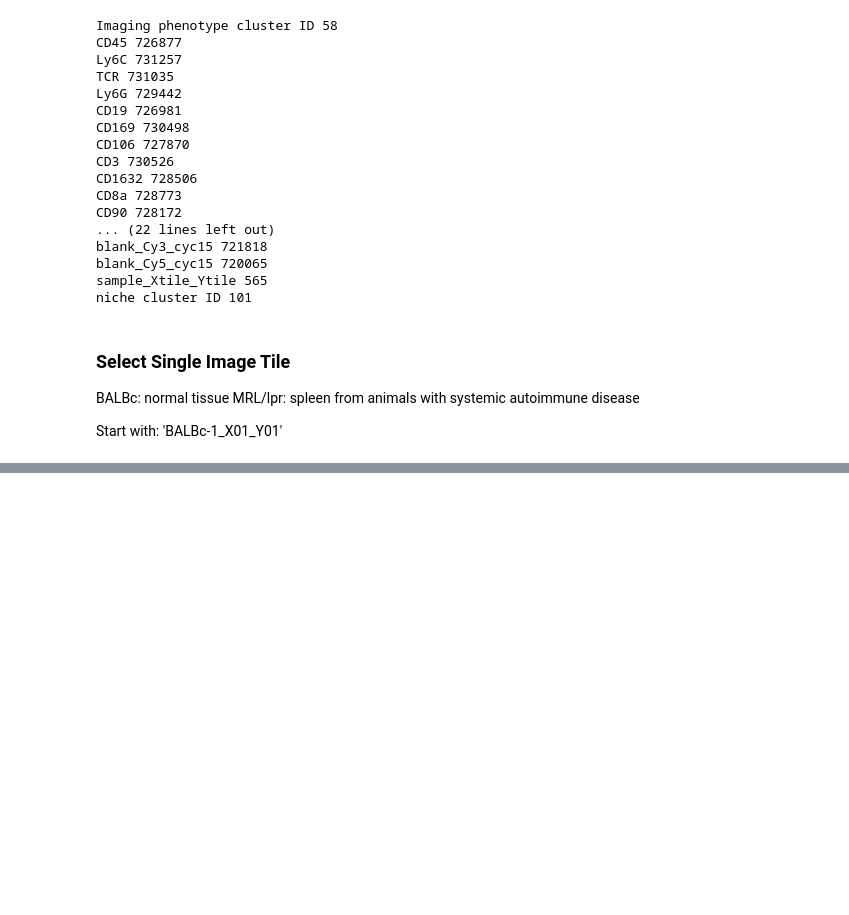
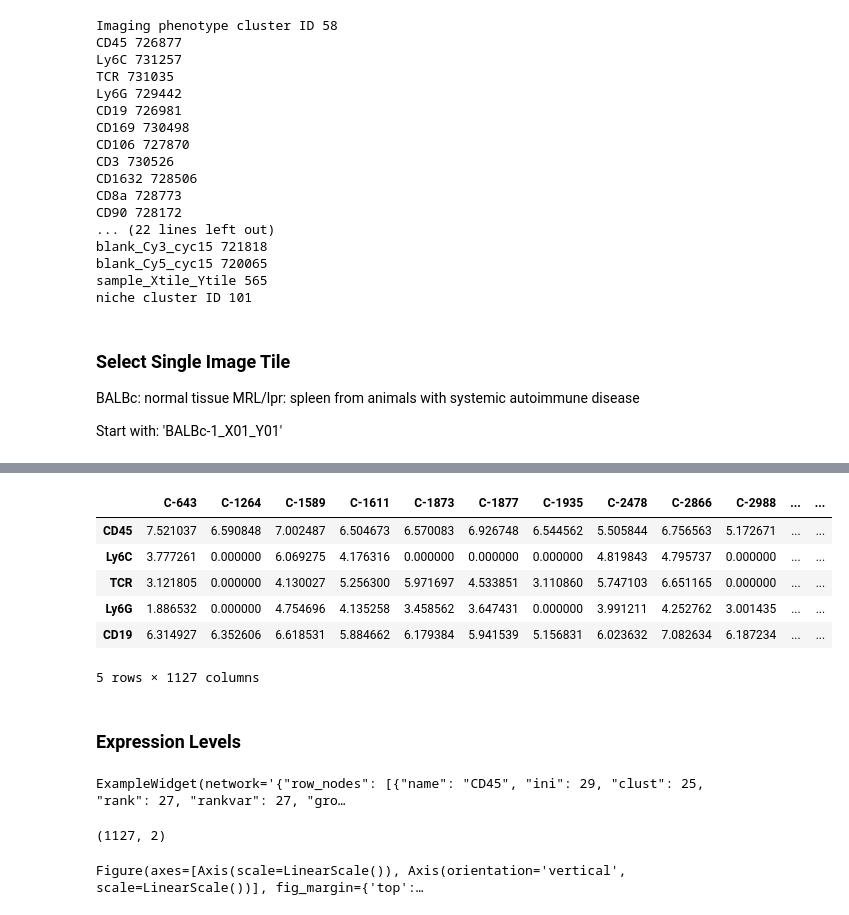
Before and after one commit to ismms-himc/codex_spatial_spleen, a Jupyter notebook: notebooks/0.1.0_Load_Data.ipynb, the cells around one changed output, grey strips where cells are left out. Drawn from its saved outputs; the diff is of its cells as text; code cells hidden in the pictures; blank space fills up the shorter version.

```diff
--- a/notebooks/0.1.0_Load_Data.ipynb
+++ b/notebooks/0.1.0_Load_Data.ipynb
@@ -140,0 +184,44 @@ for
+# %%
+df['tile-exp-ash'].head()
+# %% [output]
+|  | C-643 | C-1264 | C-1589 | C-1611 | C-1873 | C-1877 | C-1935 | C-2478 | C-2866 | C-2988 | ... | ... |
+| CD45 | 7.521037 | 6.590848 | 7.002487 | 6.504673 | 6.570083 | 6.926748 | 6.544562 | 5.505844 | 6.756563 | 5.172671 | ... | ... |
+| Ly6C | 3.777261 | 0.000000 | 6.069275 | 4.176316 | 0.000000 | 0.000000 | 0.000000 | 4.819843 | 4.795737 | 0.000000 | ... | ... |
+| TCR | 3.121805 | 0.000000 | 4.130027 | 5.256300 | 5.971697 | 4.533851 | 3.110860 | 5.747103 | 6.651165 | 0.000000 | ... | ... |
+| Ly6G | 1.886532 | 0.000000 | 4.754696 | 4.135258 | 3.458562 | 3.647431 | 0.000000 | 3.991211 | 4.252762 | 3.001435 | ... | ... |
+| CD19 | 6.314927 | 6.352606 | 6.618531 | 5.884662 | 6.179384 | 5.941539 | 5.156831 | 6.023632 | 7.082634 | 6.187234 | ... | ... |
+5 rows × 1127 columns
+# %% [markdown]
+### Expression Levels
+# %%
+net.load_df(df['tile-exp'])
+net.normalize(axis='row', norm_type='zscore')
+net.clip(-5,5)
+net.widget()
+# %% [output]
+ExampleWidget(network='{"row_nodes": [{"name": "CD45", "ini": 29, "clust": 25, "rank": 27, "rankvar": 27, "gro…
+# %%
+df['tile-loc'] = df['tile'][['X.X', 'Y.Y']]
+df['tile-loc'].shape
+# %% [output]
+(1127, 2)
+# %%
+fig = plt.figure(title='Scatter', min_height='10px', min_width='10px')
+# def_tt = Tooltip(fields=['x'], formats=[''])
+scatter_1 = plt.scatter(df['tile-loc']['X.X'],
+                        df['tile-loc']['Y.Y'],
+                        figsize=(20,10), ylim=(0,1000), xlim=(0,1000))
+
+# panzoom = bqplot.interacts.PanZoom()
+
+# fig.scale_x.min=0
+# fig.scale_x.max=10
+
+# fig.layout.height = '10000'
+inst_height = 400
+fig.layout.min_height = str(inst_height) + 'px'
+fig.layout.min_width = str(inst_height * 1.2) + 'px'
+
+fig
+# %% [output]
+Figure(axes=[Axis(scale=LinearScale()), Axis(orientation='vertical', scale=LinearScale())], fig_margin={'top':…
```
Also changed, not shown: parts of 19 cells of this notebook.
